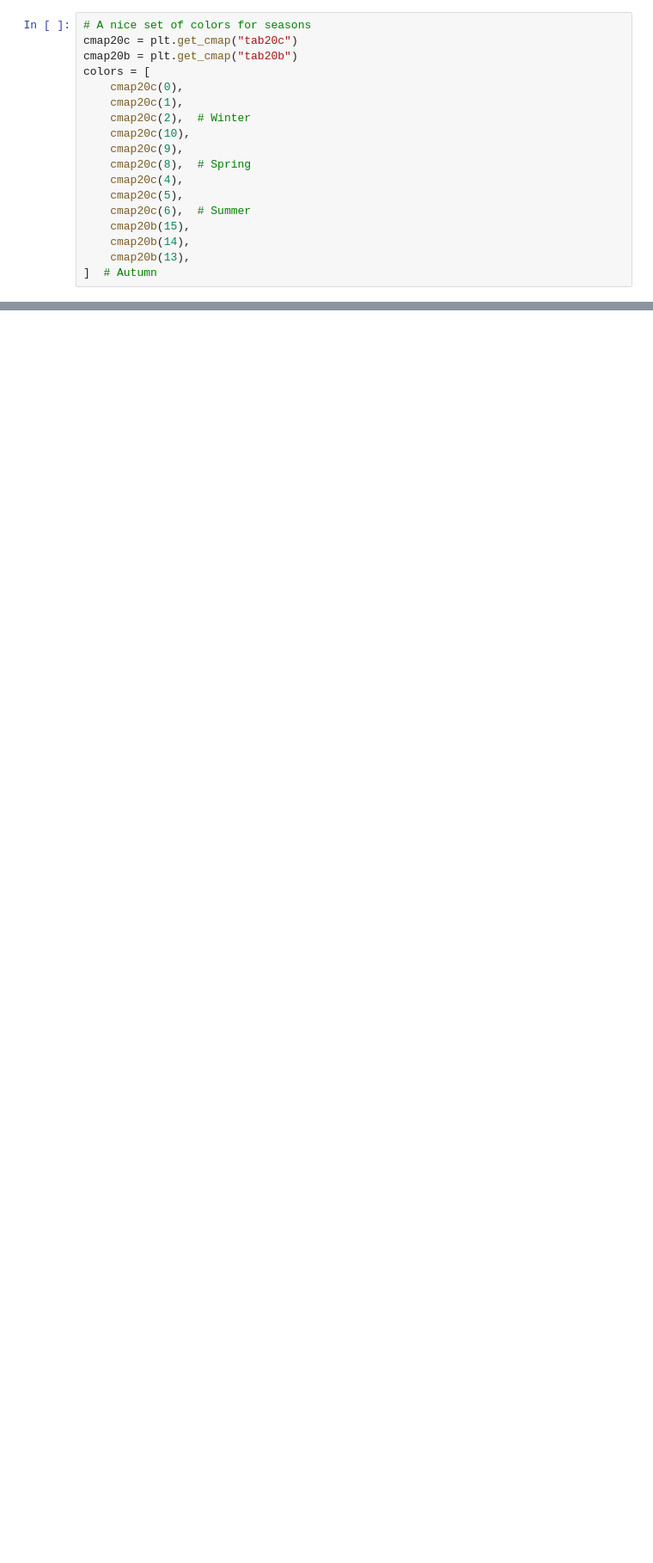
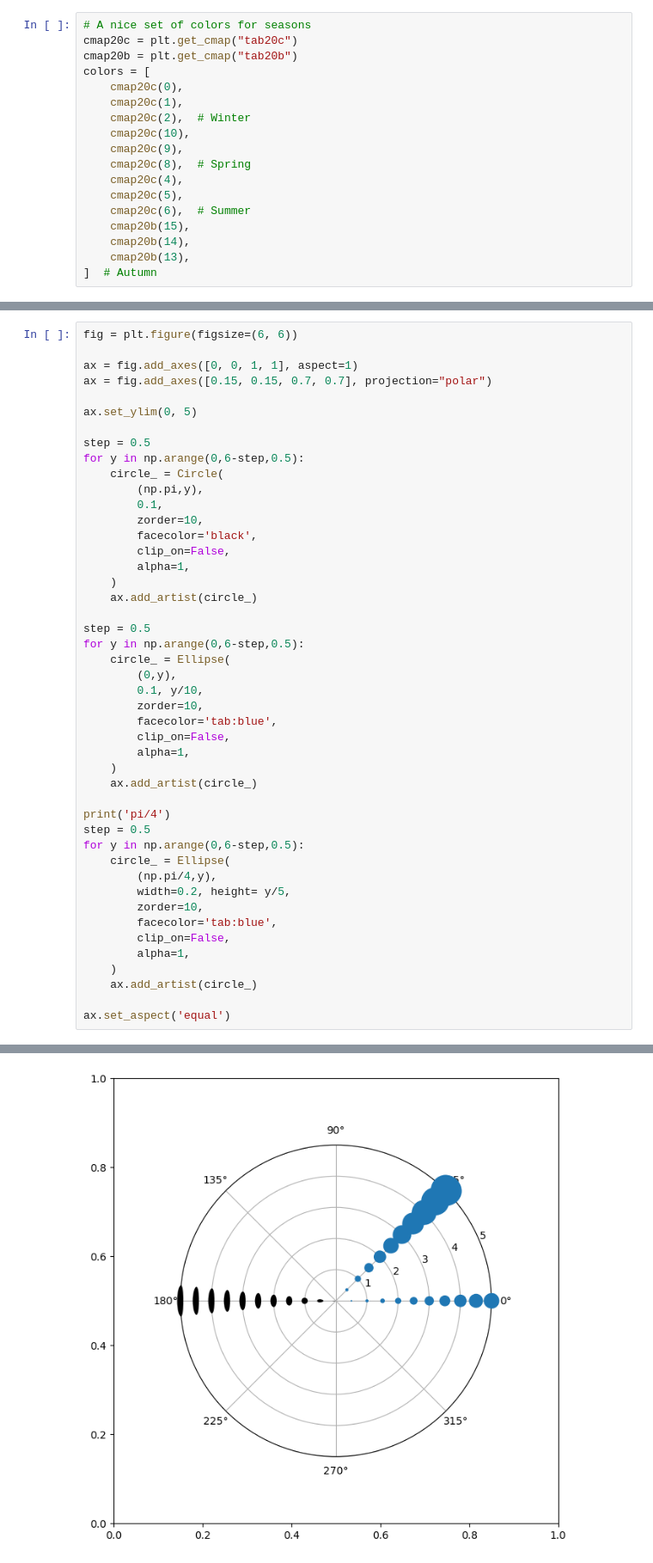
Before and after one commit to rodriguezmDNA/dataviz, a Jupyter notebook: season_polar_projection.ipynb, the cells around one changed output, grey strips where cells are left out. Shown at 86% size. Drawn from its saved outputs; the diff is of its cells as text; blank space fills up the shorter version.

```diff
--- a/season_polar_projection.ipynb
+++ b/season_polar_projection.ipynb
@@ -131,0 +349,47 @@ ax = fig.add_axes([0.15, 0.15, 0.7, 0.7], projection="polar")
+# %%
+fig = plt.figure(figsize=(6, 6))
+
+ax = fig.add_axes([0, 0, 1, 1], aspect=1)
+ax = fig.add_axes([0.15, 0.15, 0.7, 0.7], projection="polar")
+
+ax.set_ylim(0, 5)
+
+step = 0.5
+for y in np.arange(0,6-step,0.5):
+    circle_ = Circle(
+        (np.pi,y),
+        0.1,
+        zorder=10,
+        facecolor='black',
+        clip_on=False,
+        alpha=1,
+    )
+    ax.add_artist(circle_)
+
+step = 0.5
+for y in np.arange(0,6-step,0.5):
+    circle_ = Ellipse(
+        (0,y),
+        0.1, y/10,
+        zorder=10,
+        facecolor='tab:blue',
+        clip_on=False,
+        alpha=1,
+    )
+    ax.add_artist(circle_)
+
+print('pi/4')
+step = 0.5
+for y in np.arange(0,6-step,0.5):
+    circle_ = Ellipse(
+        (np.pi/4,y),
+        width=0.2, height= y/5,
+        zorder=10,
+        facecolor='tab:blue',
+        clip_on=False,
+        alpha=1,
+    )
+    ax.add_artist(circle_)
+
+ax.set_aspect('equal')
+# %% [output]
@@ -131,0 +397 @@ ax = fig.add_axes([0.15, 0.15, 0.7, 0.7], projection="polar")
+[figure, added]
```
Also changed, not shown: parts of 11 cells of this notebook.
